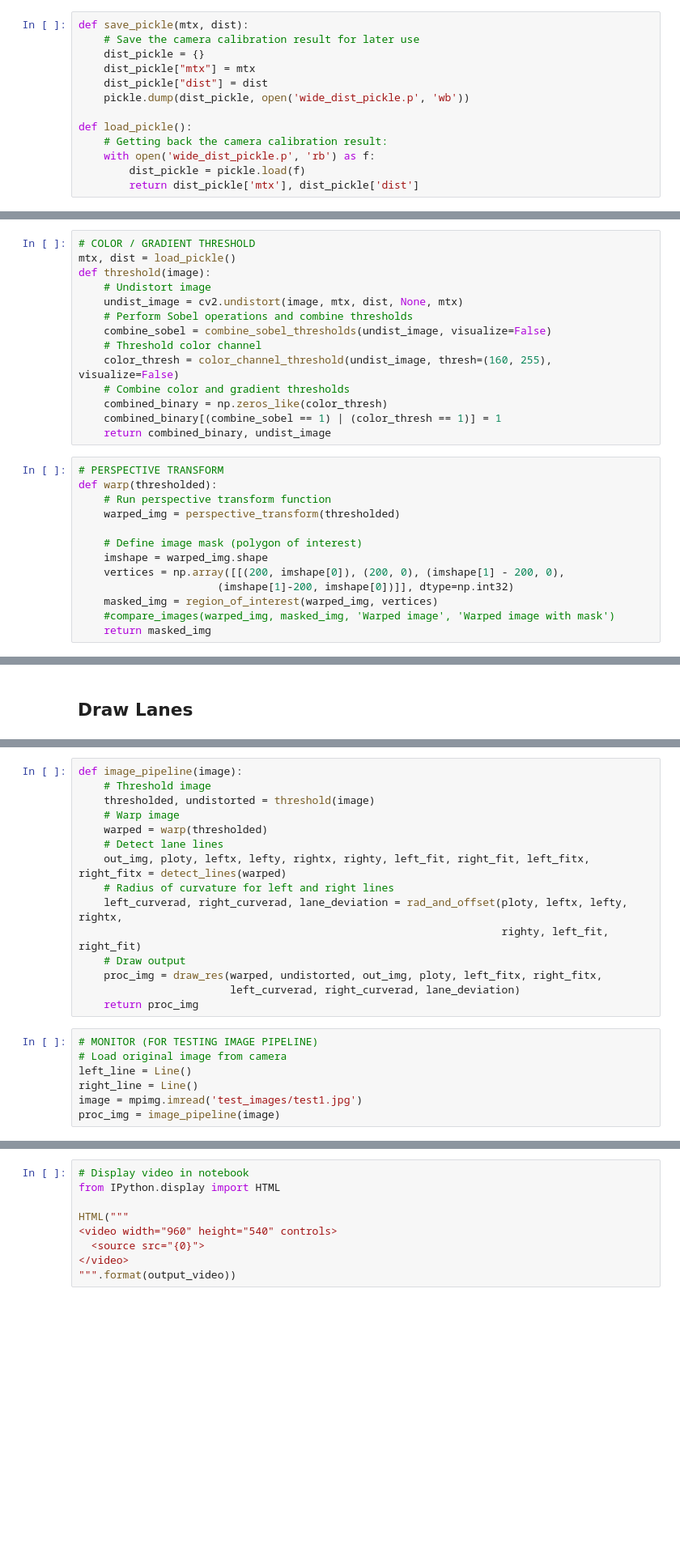
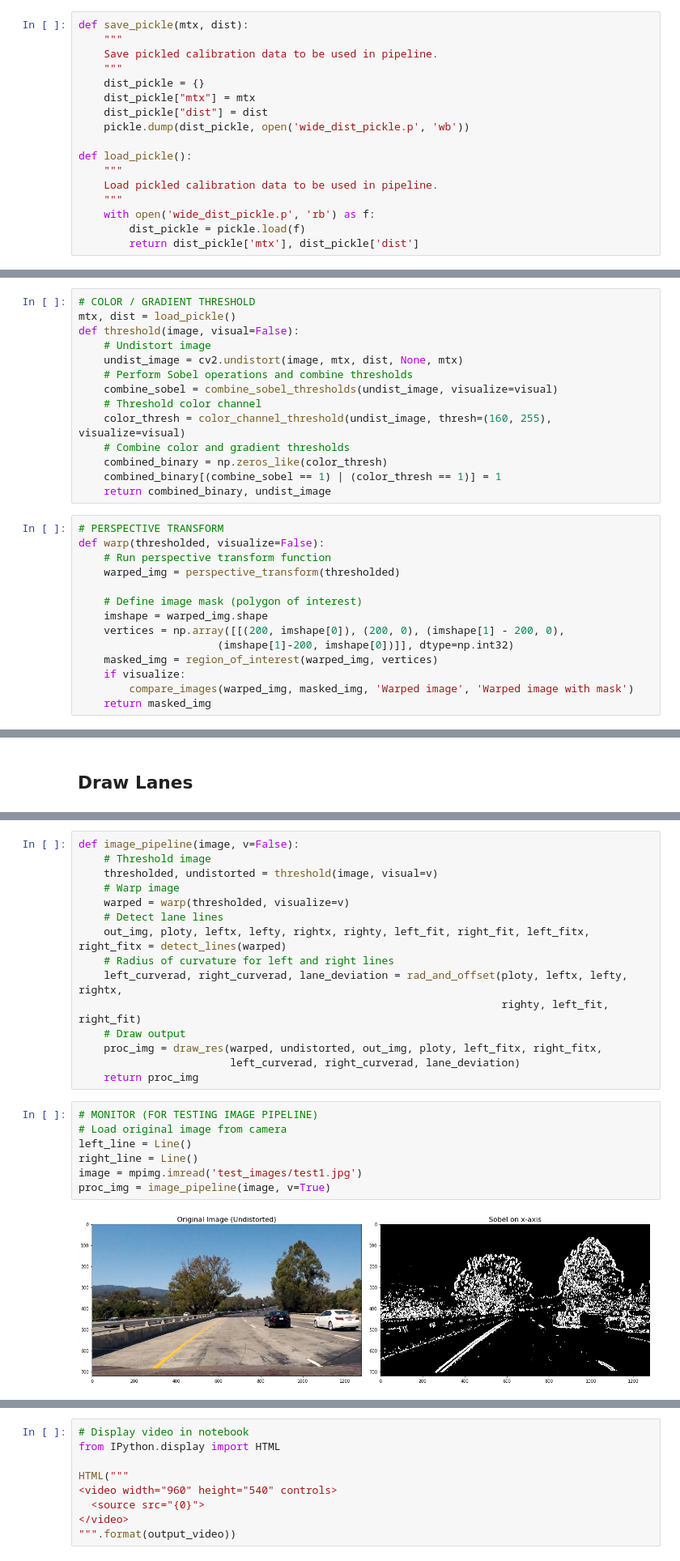
Before and after one commit to thomasdunlap/CarND-Advanced-Lane-Lines, a Jupyter notebook: Advanced-Lane-Lines.ipynb, the cells around one changed output, grey strips where cells are left out. Shown at 81% size. Cells and saved outputs as stored; diff of their text form; blank space fills up the shorter version.

Commit message:
Comments and visualizations.  Everything currently works.

```diff
--- a/Advanced-Lane-Lines.ipynb
+++ b/Advanced-Lane-Lines.ipynb
@@ -22,14 +22,18 @@ import matplotlib.image as mpimg   # Image processing library
 %matplotlib inline
 # %%
 def save_pickle(mtx, dist):
-    # Save the camera calibration result for later use
+    """
+    Save pickled calibration data to be used in pipeline.
+    """
     dist_pickle = {}
     dist_pickle["mtx"] = mtx
     dist_pickle["dist"] = dist
     pickle.dump(dist_pickle, open('wide_dist_pickle.p', 'wb'))
 
 def load_pickle():
-    # Getting back the camera calibration result:
+    """
+    Load pickled calibration data to be used in pipeline.
+    """
     with open('wide_dist_pickle.p', 'rb') as f:
         dist_pickle = pickle.load(f)
         return dist_pickle['mtx'], dist_pickle['dist']
@@ -255,20 +263,20 @@ class Line():
 # %%
 # COLOR / GRADIENT THRESHOLD
 mtx, dist = load_pickle()
-def threshold(image):
+def threshold(image, visual=False):
     # Undistort image
     undist_image = cv2.undistort(image, mtx, dist, None, mtx)
     # Perform Sobel operations and combine thresholds
-    combine_sobel = combine_sobel_thresholds(undist_image, visualize=False)
+    combine_sobel = combine_sobel_thresholds(undist_image, visualize=visual)
     # Threshold color channel
-    color_thresh = color_channel_threshold(undist_image, thresh=(160, 255), visualize=False)
+    color_thresh = color_channel_threshold(undist_image, thresh=(160, 255), visualize=visual)
     # Combine color and gradient thresholds
     combined_binary = np.zeros_like(color_thresh)
     combined_binary[(combine_sobel == 1) | (color_thresh == 1)] = 1
     return combined_binary, undist_image
 # %%
 # PERSPECTIVE TRANSFORM
-def warp(thresholded):
+def warp(thresholded, visualize=False):
     # Run perspective transform function
     warped_img = perspective_transform(thresholded)
 
@@ -277,7 +285,8 @@ def warp(thresholded):
     vertices = np.array([[(200, imshape[0]), (200, 0), (imshape[1] - 200, 0),
                       (imshape[1]-200, imshape[0])]], dtype=np.int32)
     masked_img = region_of_interest(warped_img, vertices)
-    #compare_images(warped_img, masked_img, 'Warped image', 'Warped image with mask')
+    if visualize:
+        compare_images(warped_img, masked_img, 'Warped image', 'Warped image with mask')
     return masked_img
 # %% [markdown]
 #### Detect Lane Lines
@@ -546,11 +555,11 @@ def draw_res(warped, undistorted, out_img, ploty, left_fitx, right_fitx, left_cu
 
     return result
 # %%
-def image_pipeline(image):
+def image_pipeline(image, v=False):
     # Threshold image
-    thresholded, undistorted = threshold(image)
+    thresholded, undistorted = threshold(image, visual=v)
     # Warp image
-    warped = warp(thresholded)
+    warped = warp(thresholded, visualize=v)
     # Detect lane lines
     out_img, ploty, leftx, lefty, rightx, righty, left_fit, right_fit, left_fitx, right_fitx = detect_lines(warped)
     # Radius of curvature for left and right lines
@@ -563,7 +572,9 @@ def image_pipeline(image):
 # %%
 # MONITOR (FOR TESTING IMAGE PIPELINE)
 # Load original image from camera
 left_line = Line()
 right_line = Line()
 image = mpimg.imread('test_images/test1.jpg')
-proc_img = image_pipeline(image)
+proc_img = image_pipeline(image, v=True)
+# %% [output]
+[figure, added]
```
Also changed, not shown: parts of 4 cells of this notebook.
